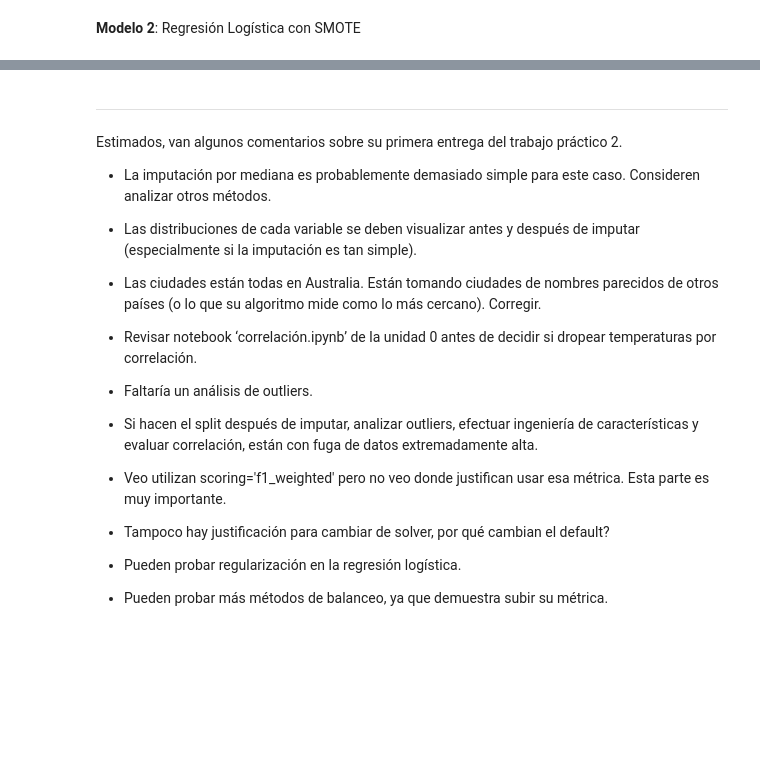
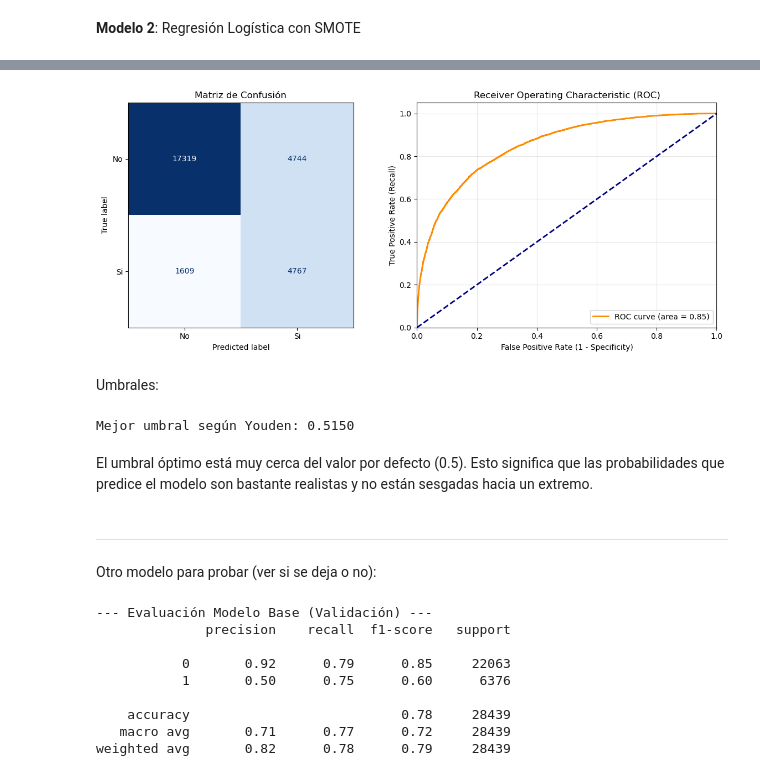
Before and after one commit to CaroRuiz92/AA1-TUIA-Ruiz-Quispe, a Jupyter notebook: TP-clasificacion-AA1.ipynb, the cells around one changed output, grey strips where cells are left out. Cells and saved outputs as stored; diff of their text form; code cells hidden in the pictures; blank space fills up the shorter version.

```diff
--- a/TP-clasificacion-AA1.ipynb
+++ b/TP-clasificacion-AA1.ipynb
@@ -846,24 +807,27 @@ Este modelo representa un fitting mucho mejor y más balanceado. Al usar SMOTE,
+# %%
+graficar_matriz_roc(lr_smote, X_val, y_val)
+# %% [output]
+[figure, added]
+# %% [markdown]
+Umbrales:
+# %%
+# Obtener PROBABILIDADES
+y_prob_val_base = modelo_base.predict_proba(X_val)[:, 1]
+
+# Calcular ROC con las probabilidades
+fpr, tpr, thresholds = roc_curve(y_val, y_prob_val_base)
+
+# Calcular Youden
+youden_index = tpr - fpr
+best_threshold_idx = np.argmax(youden_index)
+best_threshold = thresholds[best_threshold_idx]
+
+print(f"Mejor umbral según Youden: {best_threshold:.4f}")
+# %% [output]
+Mejor umbral según Youden: 0.5150
+# %% [markdown]
+El umbral óptimo está muy cerca del valor por defecto (0.5). Esto significa que las probabilidades que predice el modelo son bastante realistas y no están sesgadas hacia un extremo.
 # %% [markdown]
 ---
-# %% [markdown]
-Estimados, van algunos comentarios sobre su primera entrega del trabajo práctico 2.
-
-- La imputación por mediana es probablemente demasiado simple para este caso. Consideren analizar otros métodos.
-
-- Las distribuciones de cada variable se deben visualizar antes y después de imputar (especialmente si la imputación es tan simple).
-
-- Las ciudades están todas en Australia. Están tomando ciudades de nombres parecidos de otros países (o lo que su algoritmo mide como lo más cercano). Corregir.
-
-- Revisar notebook ‘correlación.ipynb’ de la unidad 0 antes de decidir si dropear temperaturas por correlación.
-
-- Faltaría un análisis de outliers.
-
-- Si hacen el split después de imputar, analizar outliers, efectuar ingeniería de características y evaluar correlación, están con fuga de datos extremadamente alta.
-
-- Veo utilizan scoring='f1_weighted' pero no veo donde justifican usar esa métrica. Esta parte es muy importante.
-
-- Tampoco hay justificación para cambiar de solver, por qué cambian el default?
-
-- Pueden probar regularización en la regresión logística.
-
-- Pueden probar más métodos de balanceo, ya que demuestra subir su métrica.
+# %% [markdown]
+Otro modelo para probar (ver si se deja o no):
@@ -869,0 +842,17 @@ Estimados, van algunos comentarios sobre su primera entrega del trabajo práctic
+# %%
+modelo_2_lasso.fit(X_train, y_train)
+
+# Evaluar en validación
+print("--- Evaluación Modelo Base (Validación) ---")
+y_pred_val_lasso = modelo_2_lasso.predict(X_val)
+print(classification_report(y_val, y_pred_val_lasso))
+# %% [output]
+--- Evaluación Modelo Base (Validación) ---
+              precision    recall  f1-score   support
+
+           0       0.92      0.79      0.85     22063
+           1       0.50      0.75      0.60      6376
+
+    accuracy                           0.78     28439
+   macro avg       0.71      0.77      0.72     28439
+weighted avg       0.82      0.78      0.79     28439
```
Also changed, not shown: parts of 53 cells of this notebook.
